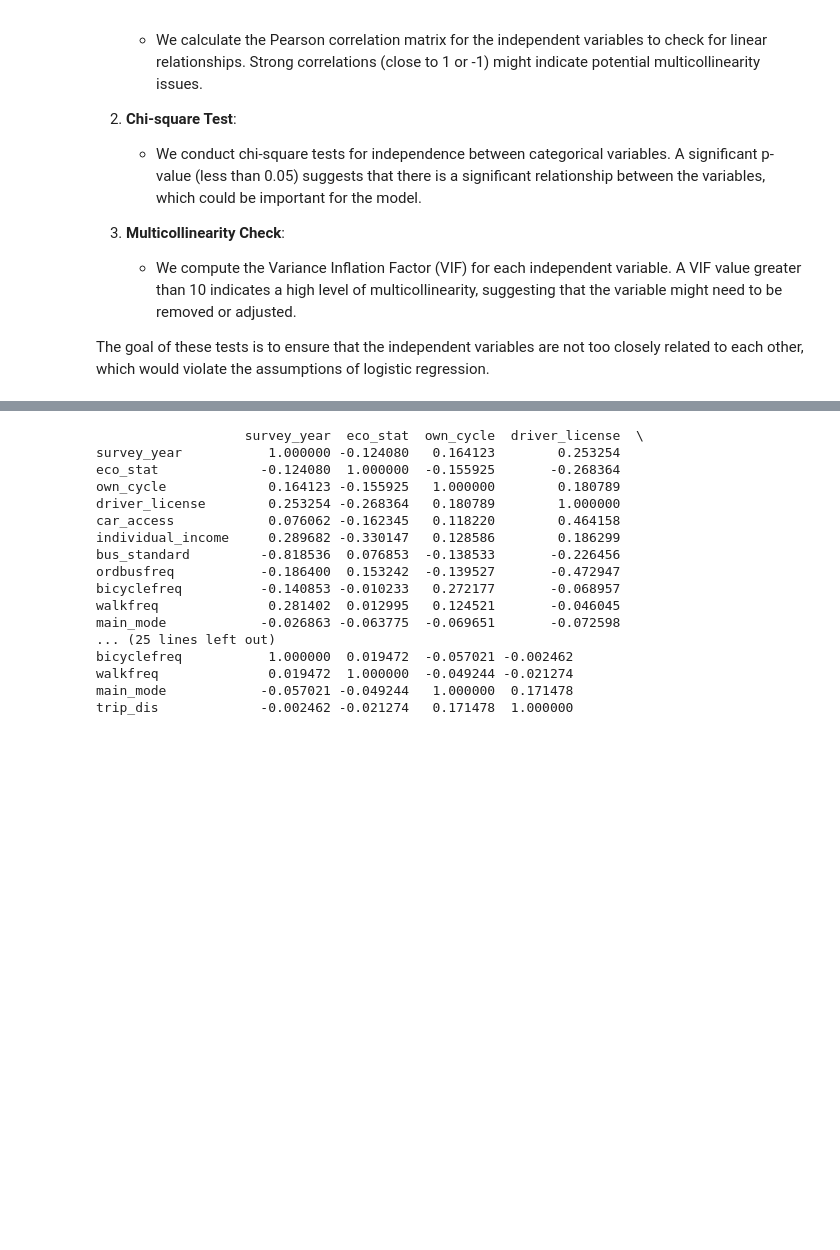
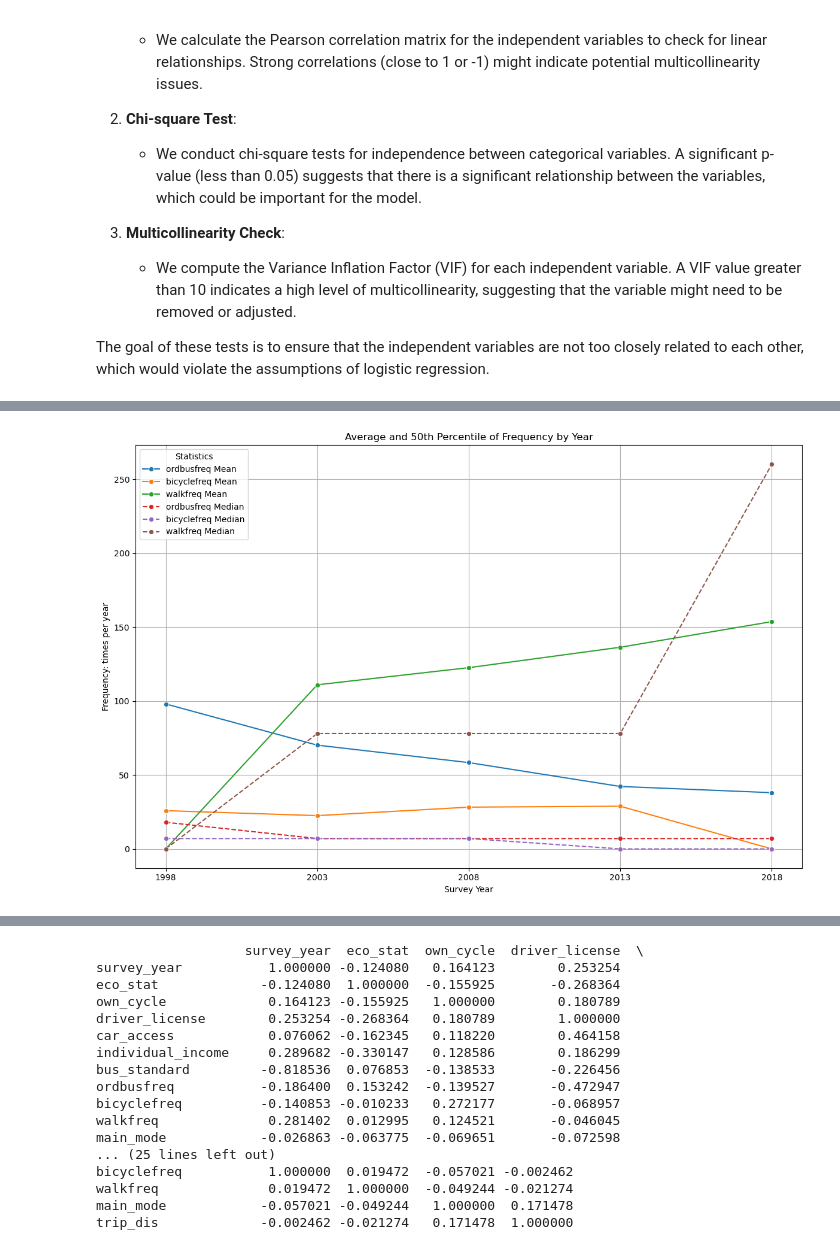
Before and after one commit to xiaolinliu0704/Study-of-UK-travel-pattern-1998-2018, a Jupyter notebook: Study_of_Transportation_Behavior_Patterns.ipynb, the cells around one changed output, grey strips where cells are left out. Saved outputs shown, nothing was run; the diff lists cells and outputs as text; code cells hidden in the pictures; blank space fills up the shorter version.

```diff
--- a/Study_of_Transportation_Behavior_Patterns.ipynb
+++ b/Study_of_Transportation_Behavior_Patterns.ipynb
@@ -528,0 +588,77 @@ The goal of these tests is to ensure that the independent variables are not too
+# %%
+# Function to calculate yearly statistics (mean and percentiles) for a given column
+def calculate_yearly_statistics(df, freq_column):
+    # Group by 'survey_year' and calculate mean and quantiles for the specified frequency column
+    yearly_stats = df.groupby('survey_year')[freq_column].agg(['mean', 'median']).reset_index()
+
+    # Calculate the 50th percentile (median)
+    yearly_stats['median'] = df.groupby('survey_year')[freq_column].quantile(0.50).values
+
+    # Rename columns for clarity
+    yearly_stats.rename(columns={'mean': 'Mean', 'median': 'Median'}, inplace=True)
+
+    return yearly_stats
+
+# Calculate yearly statistics for 'trip_dis'
+trip_dis_stats_df = calculate_yearly_statistics(yth20, 'trip_dis')
+
+# Function to combine yearly statistics from different columns into a single DataFrame
+def combine_yearly_statistics(statistics_dict):
+    # Create an empty DataFrame to store combined data
+    combined_df = pd.DataFrame()
+
+    # Iterate over each column's statistics
+    for column, stats_df in statistics_dict.items():
+        # Select the relevant columns and rename them
+        stats_df_renamed = stats_df[['survey_year', 'Mean', 'Median']].rename(columns={
+            'Mean': f'{column}_Mean',
+            'Median': f'{column}_Median'
+        })
+
+        # Merge the frequency column's statistics into the combined DataFrame
+        if combined_df.empty:
+            combined_df = stats_df_renamed
+        else:
+            combined_df = pd.merge(combined_df, stats_df_renamed, on='survey_year')
+
+    return combined_df
+
+# Columns to calculate statistics for
+freq_columns = ['ordbusfreq', 'bicyclefreq', 'walkfreq']
+
+# Store results in a dictionary of dataframes
+yearly_statistics_dict = {}
+for column in freq_columns:
+    yearly_statistics_dict[column] = calculate_yearly_statistics(yth20, column)
+
+# Combine yearly statistics into a single DataFrame
+yearly_statistics_df = combine_yearly_statistics(yearly_statistics_dict)
+
+# Plotting
+plt.figure(figsize=(12, 8))
+
+# Plot the mean of each frequency column
+for column in freq_columns:
+    sns.lineplot(data=yearly_statistics_df, x='survey_year', y=f'{column}_Mean', marker='o', label=f'{column} Mean')
+
+# Plot the 50th percentile (median) of each frequency column
+for column in freq_columns:
+    sns.lineplot(data=yearly_statistics_df, x='survey_year', y=f'{column}_Median', marker='o', linestyle='--', label=f'{column} Median')
+
+# Set the title and labels for the plot
+plt.title('Average and 50th Percentile of Frequency by Year')
+plt.xlabel('Survey Year')
+plt.ylabel('Frequency: times per year')
+
+# Set x-axis ticks to show every 5 years between 1998 and 2018
+plt.xticks(ticks=range(1998, 2019, 5))
+# Add legend to the plot
+plt.legend(title='Statistics')
+# Enable grid for better readability
+plt.grid(True)
+# Adjust layout to ensure everything fits without overlapping
+plt.tight_layout()
+# Display the plot
+plt.show()
+# %% [output]
+[figure, added]
```
Also changed, not shown: parts of 38 cells of this notebook, 16 other files.
